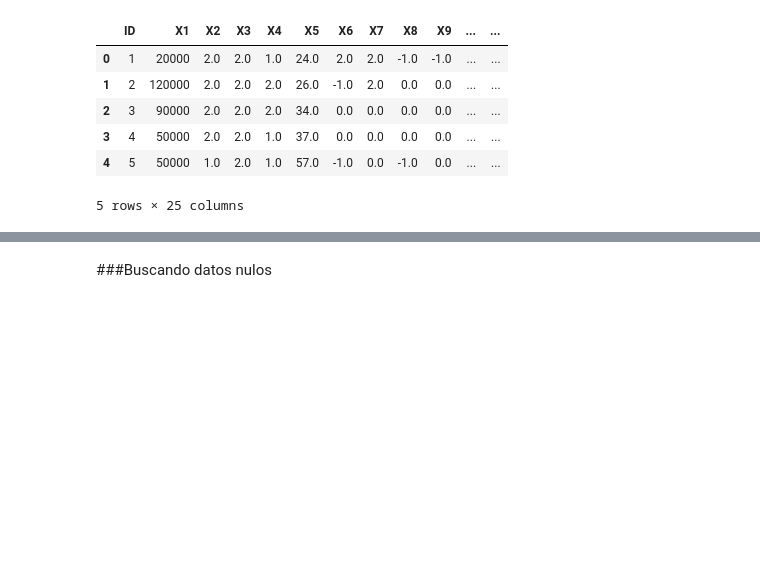
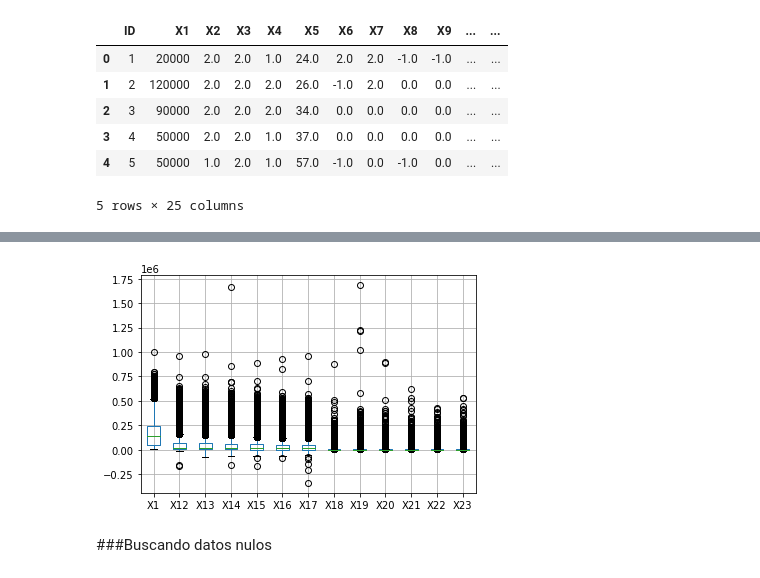
Before and after one commit to PosgradoMNA/actividades-del-projecto-equipo-125, a Jupyter notebook: Semana_3_Actividad_1.ipynb, the cells around one changed output, grey strips where cells are left out. Drawn from its saved outputs; the diff is of its cells as text; code cells hidden in the pictures; blank space fills up the shorter version.

```diff
--- a/Semana_3_Actividad_1.ipynb
+++ b/Semana_3_Actividad_1.ipynb
@@ -68,3 +99,9 @@ df.head()
+# %%
+#Se identifican datos atípicos de las columnas con datos numéricos.
+#Aquí se incluyen solamente las que tienen datos muy atípicos.
+boxplot = df.boxplot(column=['X1','X12','X13','X14','X15','X16','X17','X18','X19','X20','X21','X22','X23'])
+# %% [output]
+[figure, added]
 # %% [markdown]
 ###Buscando datos nulos
 # %%
```
Also changed, not shown: parts of 45 cells of this notebook.
